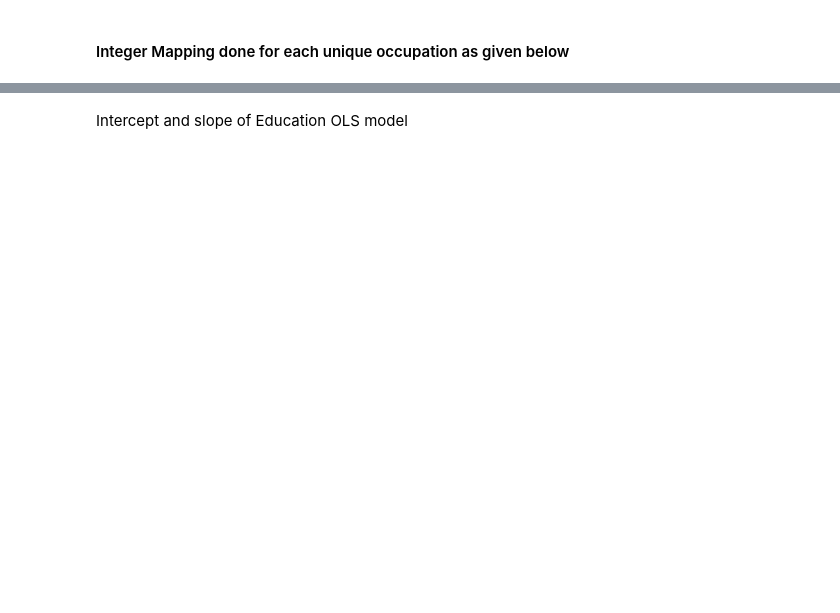
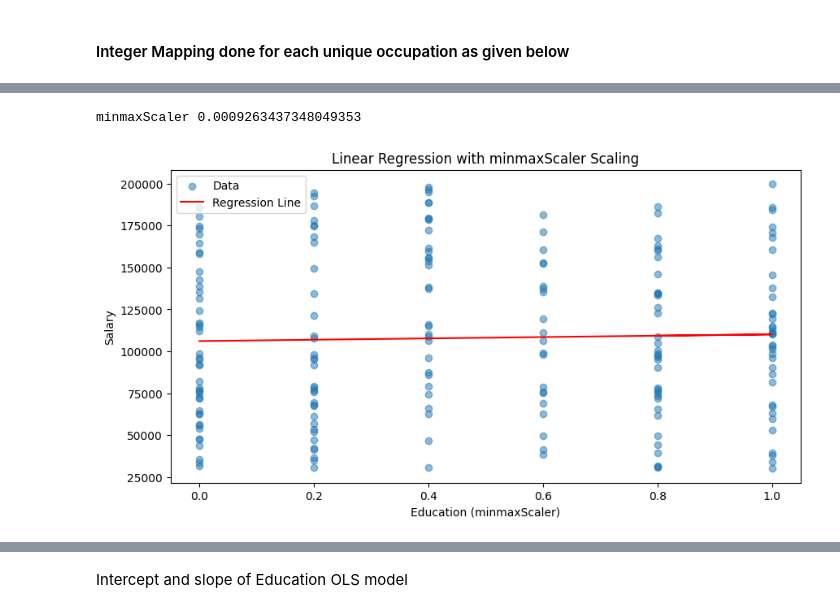
Before and after one commit to bhavyanarnoli/MachineLearning-CSE543, a Jupyter notebook: Assignment2/BhavyaNarnoli-2021316-asssignment-2.ipynb, the cells around one changed output, grey strips where cells are left out. Drawn from its saved outputs; the diff is of its cells as text; code cells hidden in the pictures; blank space fills up the shorter version.

```diff
--- a/Assignment2/BhavyaNarnoli-2021316-asssignment-2.ipynb
+++ b/Assignment2/BhavyaNarnoli-2021316-asssignment-2.ipynb
@@ -221,0 +192,37 @@ coefficients = np.linalg.inv(X.T @ X) @ X.T @ salary
+# %%
+
+# MinMaxScaler
+min_val = np.min(education_encoded)
+max_val = np.max(education_encoded)
+scaled_education_minmax = (education_encoded - min_val) / (max_val - min_val)
+
+coefficients_minmax = linear_regression(scaled_education_minmax, salary_values)
+predicted_values_minmax = np.dot(np.column_stack((np.ones(len(scaled_education_minmax)), scaled_education_minmax)), coefficients_minmax)
+mean_y = np.mean(salary_values)
+tss = np.sum((salary_values - mean_y) ** 2)
+rss = np.sum((salary_values - predicted_values_minmax) ** 2)
+r2 = 1 - (rss / tss)
+
+print('minmaxScaler', r2)
+
+# Create a scatter plot
+plt.figure(figsize=(10, 5))  # Adjust the figure size as needed
+plt.scatter(scaled_education_minmax, salary_values, label='Data', alpha=0.5)
+
+# Calculate the predicted values using the coefficients
+predicted_values_minmax = coefficients_minmax[0] + coefficients_minmax[1] * scaled_education_minmax
+
+
+# Plot the regression line
+plt.plot(scaled_education_minmax, predicted_values_minmax, 'r', label='Regression Line')
+
+plt.xlabel('Education (minmaxScaler)')
+plt.ylabel('Salary')
+plt.title('Linear Regression with minmaxScaler Scaling')
+plt.legend()
+
+# Display the plot
+plt.show()
+# %% [output]
+minmaxScaler 0.0009263437348049353
+[figure, added]
```
Also changed, not shown: parts of 115 cells of this notebook, 4 other files.
